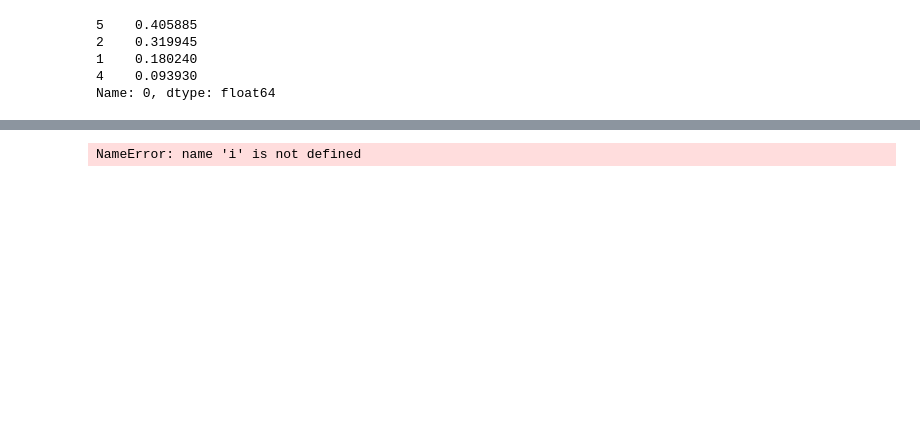
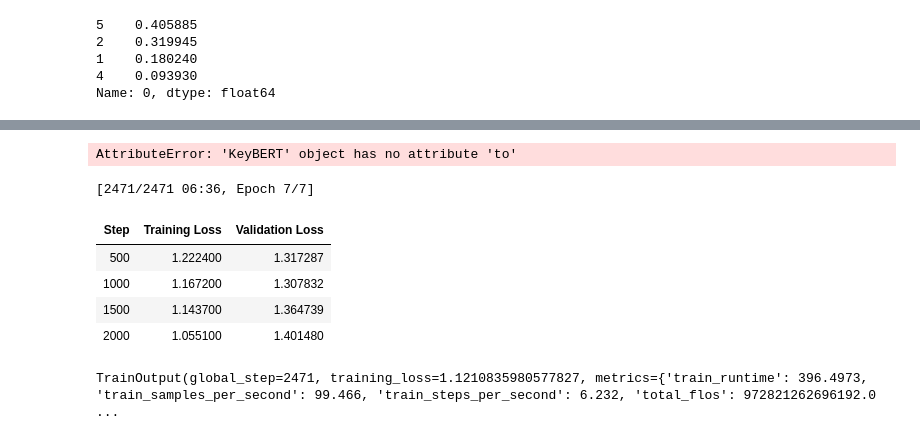
Before and after one commit to jinseriouspark/commerce-llm, a Jupyter notebook: extract_keywords.ipynb, the cells around one changed output, grey strips where cells are left out. Cells and saved outputs as stored; diff of their text form; code cells hidden in the pictures; blank space fills up the shorter version.

```diff
--- a/extract_keywords.ipynb
+++ b/extract_keywords.ipynb
@@ -75,5 +72,5 @@ Name: 0, dtype: float64
 # %%
-min_cnt = raw_df[0].value_counts().min()
+min_cnt = int(raw_df[0].value_counts().min() * 0.1)
 raw_df_for_test = raw_df.groupby(0).apply(lambda x : x.sample(min_cnt)).reset_index(drop = True)
 
 raw_df_for_test.shape[0] / raw_df.shape[0] # 37% 만 가지고 테스트셋으로 만들어 진행?
@@ -82,3 +79,13 @@ raw_df_for_test['target'] = raw_df_for_test['target'].astype(int)
 
 
 X_train, X_test, _, _ = train_test_split(raw_df_for_test.values, raw_df_for_test['target'], stratify = raw_df_for_test['target'], random_state= 331)
+
+with open('/content/drive/MyDrive/commerce-llm/rawdata/rawdata_train.jsonl','w') as f:
+  for row in X_train:
+    json.dump({'rating': row[0], 'review': row[1]}, f, ensure_ascii = False)
+    f.write('\n')
+
+with open('/content/drive/MyDrive/commerce-llm/rawdata/rawdata_test.jsonl','w') as f:
+  for row in X_test:
+    json.dump({'rating': row[0], 'review': row[1]}, f, ensure_ascii = False)
+    f.write('\n')
@@ -117,6 +115,6 @@ model = AutoModelForSequenceClassification.from_pretrained(model_name, num_label
 # %%
 def tokenize_function(row):
-  return tokenizer(row['review'], padding = 'max_length', truncation = True)
+  return tokenizer(row['review'], padding = 'max_length', max_length = 48, truncation = True)
 
 # tokenize dataset
 tokenized_datasets = review_dataset.map(tokenize_function, batched = True)
@@ -255,4 +166,0 @@ from datasets import load_dataset, load_metric
-# %%
-ds[:3]
-# %% [output]
-NameError: name 'i' is not defined
@@ -258,0 +170,35 @@ NameError: name 'i' is not defined
+# %%
+training_args = TrainingArguments(
+    output_dir = '/content/drive/MyDrive/commerce-llm/model/kobert_finetuning_reviewscore_cls',
+    evaluation_strategy = 'steps',
+    learning_rate = 2e-5,
+    per_device_train_batch_size = 16,
+    per_device_eval_batch_size = 16,
+    num_train_epochs = 7,
+    weight_decay = 0.01,
+    logging_steps = 500,
+    save_strategy = 'no',
+    use_cpu = False
+)
+
+trainer = Trainer(
+    model = model,
+    args = training_args,
+    train_dataset = tokenized_datasets['train'],
+    eval_dataset = tokenized_datasets['test'],
+    data_collator = data_collator,
+    tokenizer = tokenizer,
+
+)
+# %% [output]
+AttributeError: 'KeyBERT' object has no attribute 'to'
+# %%
+trainer.train()
+# %% [output]
+[2471/2471 06:36, Epoch 7/7]
+| Step | Training Loss | Validation Loss |
+| 500 | 1.222400 | 1.317287 |
+| 1000 | 1.167200 | 1.307832 |
+| 1500 | 1.143700 | 1.364739 |
+| 2000 | 1.055100 | 1.401480 |
+TrainOutput(global_step=2471, training_loss=1.1210835980577827, metrics={'train_runtime': 396.4973, 'train_samples_per_second': 99.466, 'train_steps_per_second': 6.232, 'total_flos': 972821262696192.0 ...
```
Also changed, not shown: parts of 64 cells of this notebook.
